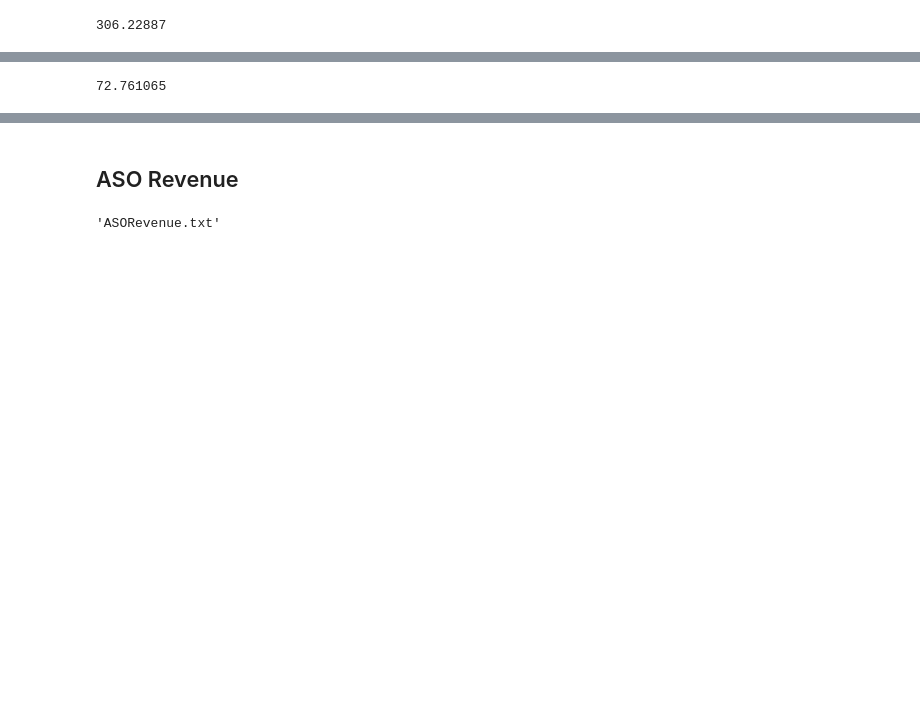
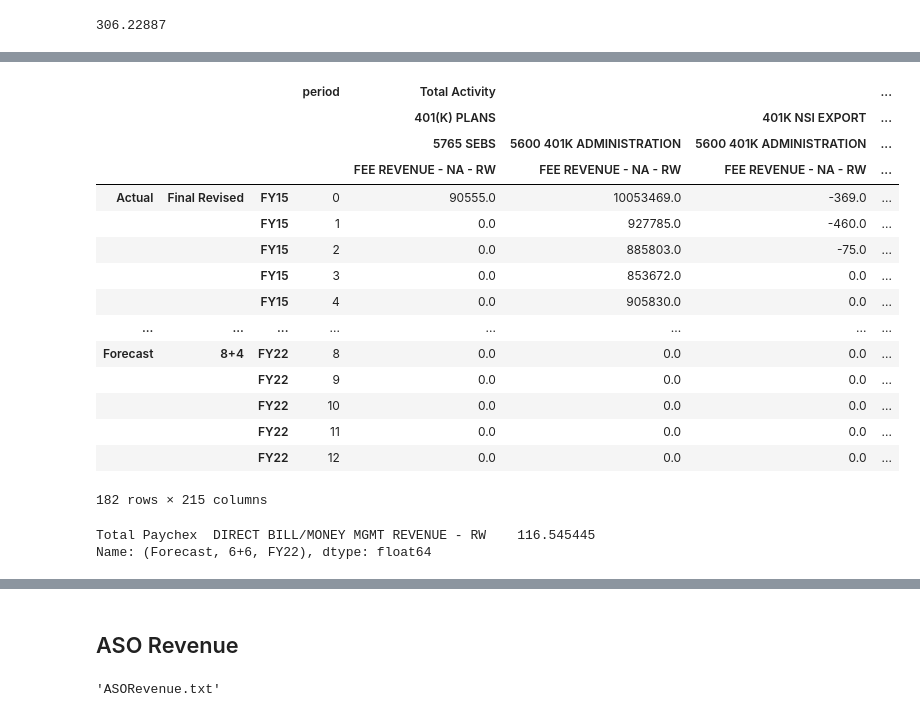
Before and after one commit to jluisjm/Paychex_revenue_forecast, a Jupyter notebook: clean_data.ipynb, the cells around one changed output, grey strips where cells are left out. Drawn from its saved outputs; the diff is of its cells as text; code cells hidden in the pictures; blank space fills up the shorter version.

```diff
--- a/clean_data.ipynb
+++ b/clean_data.ipynb
@@ -132,8 +149,37 @@ df[df['period']==0]\
+# %%
+df = get_df(blob_service_client, blob_list[1], container= container_name)\
+    .reset_index(-1)\
+    .rename(columns={'level_3':'period'})
+
+#Correct month
+df['period'] = df['period']\
+    .replace({'\nJun': 1, '\nJul': 2, '\nAug': 3, '\nSep': 4, '\nOct': 5, '\nNov': 6, '\nDec': 7, '\nJan': 8,
+              '\nFeb': 9, '\nMar': 10, '\nApr': 11, '\nMay': 12, 'YearTotal':0})\
+    .astype('int')
+# %%
+df
+# %% [output]
+|  |  |  | period | Total Activity |  |  | ... |
+|  |  |  |  | 401(K) PLANS |  | 401K NSI EXPORT | ... |
+|  |  |  |  | 5765 SEBS | 5600 401K ADMINISTRATION | 5600 401K ADMINISTRATION | ... |
+|  |  |  |  | FEE REVENUE - NA - RW | FEE REVENUE - NA - RW | FEE REVENUE - NA - RW | ... |
+| Actual | Final Revised | FY15 | 0 | 90555.0 | 10053469.0 | -369.0 | ... |
+|  |  | FY15 | 1 | 0.0 | 927785.0 | -460.0 | ... |
+|  |  | FY15 | 2 | 0.0 | 885803.0 | -75.0 | ... |
+|  |  | FY15 | 3 | 0.0 | 853672.0 | 0.0 | ... |
+|  |  | FY15 | 4 | 0.0 | 905830.0 | 0.0 | ... |
+| ... | ... | ... | ... | ... | ... | ... | ... |
+| Forecast | 8+4 | FY22 | 8 | 0.0 | 0.0 | 0.0 | ... |
+|  |  | FY22 | 9 | 0.0 | 0.0 | 0.0 | ... |
+|  |  | FY22 | 10 | 0.0 | 0.0 | 0.0 | ... |
+|  |  | FY22 | 11 | 0.0 | 0.0 | 0.0 | ... |
+|  |  | FY22 | 12 | 0.0 | 0.0 | 0.0 | ... |
+182 rows × 215 columns
 # %%
-df[(df['period']<=3)&(df['period']>=1)]\
+df[df['period']==0]\
     .loc[("Forecast","6+6","FY22"),
-         ("Total Activity", "Total 401k Revenue", "Total Paychex","Total Service Revenue - RW")]\
-    .sum()/1000000
+         ("Total Activity","Total 401k Revenue")]/1000000
 # %% [output]
-72.761065
+Total Paychex  DIRECT BILL/MONEY MGMT REVENUE - RW    116.545445
+Name: (Forecast, 6+6, FY22), dtype: float64
 # %%
```
Also changed, not shown: parts of 44 cells of this notebook, 4 other files.
